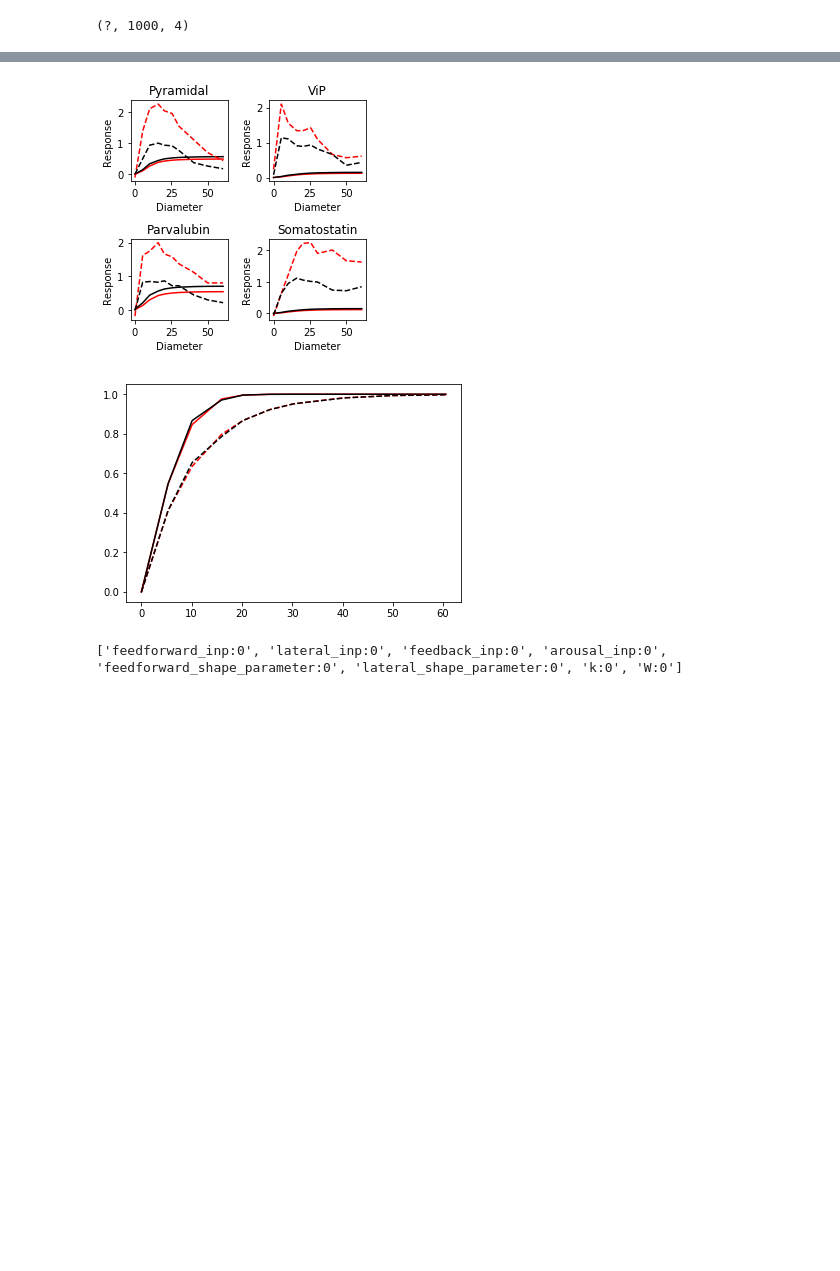
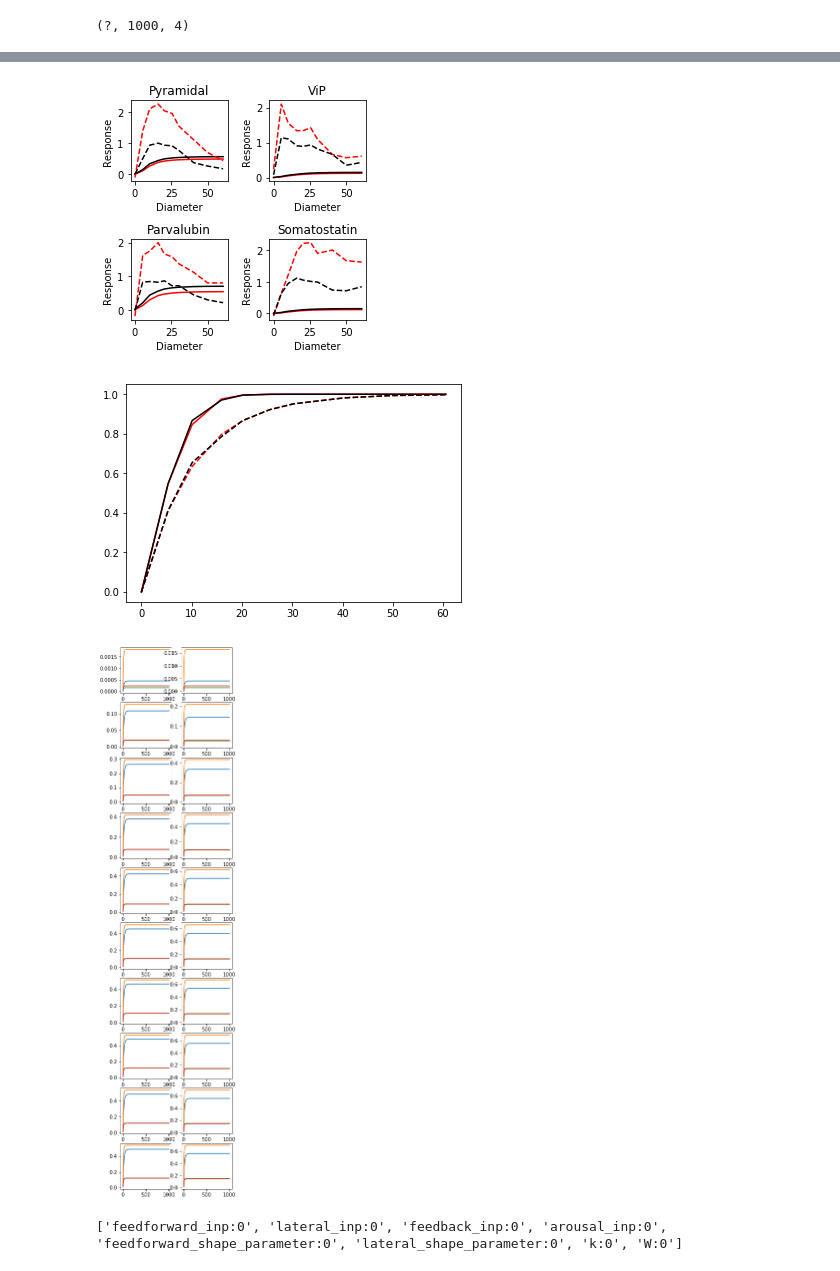
Before and after one commit to gbarello/CellTypeSSN, a Jupyter notebook: Basic_SSN_model.ipynb, the cells around one changed output, grey strips where cells are left out. Drawn from its saved outputs; the diff is of its cells as text; code cells hidden in the pictures; blank space fills up the shorter version.

```diff
--- a/Basic_SSN_model.ipynb
+++ b/Basic_SSN_model.ipynb
@@ -138,33 +138,41 @@ fig,sub = plt.subplots(2,2,figsize = (4,4))
 
 for i in range(2):
     for j in range(2):
         sub[i,j].plot(data_stim_size[:10],OUT[0,:,i + 2*j],"r")
         sub[i,j].plot(data_stim_size[:10],OUT[1,:,i + 2*j],"k")
 
         sub[i,j].plot(data_stim_size[:10],true_resp[0,:,i + 2*j],"r--")
         sub[i,j].plot(data_stim_size[:10],true_resp[1,:,i + 2*j],"k--")
         sub[i,j].set_title(data_names[i+2*j])
         sub[i,j].set_xlabel("Diameter")
         sub[i,j].set_ylabel("Response")
 
 
 plt.tight_layout()
 plt.show()
 
 plt.plot(data_stim_size[:10],ffin[0,:],"r")
 plt.plot(data_stim_size[:10],ffin[1,:],"k")
 plt.plot(data_stim_size[:10],latin[0,:],"r--")
 plt.plot(data_stim_size[:10],latin[1,:],"k--")
 plt.show()
 sess.close()
+
+fig,sub = plt.subplots(10,2,figsize = (4,20))
+
+for k in range(10):
+    for j in range(2):
+        sub[k][j].plot(responses[k + j*10])
+plt.show()
 # %% [output]
 [[ 0.00084638 -0.04759643 -0.00224042 -0.02549098]
  [ 0.04249326 -0.0492892  -0.00448084 -0.01528463]
  [ 0.10475198 -0.00916082  0.         -0.0365437 ]
  [ 0.06397638  0.         -0.00697019  0.        ]]
 (2, 10, 4)
 [figure]
 [figure]
+[figure, added]
 # %%
 variables = tf.trainable_variables()
 vnames = [v.name for v in variables]
```
Also changed, not shown: parts of 8 cells of this notebook.
